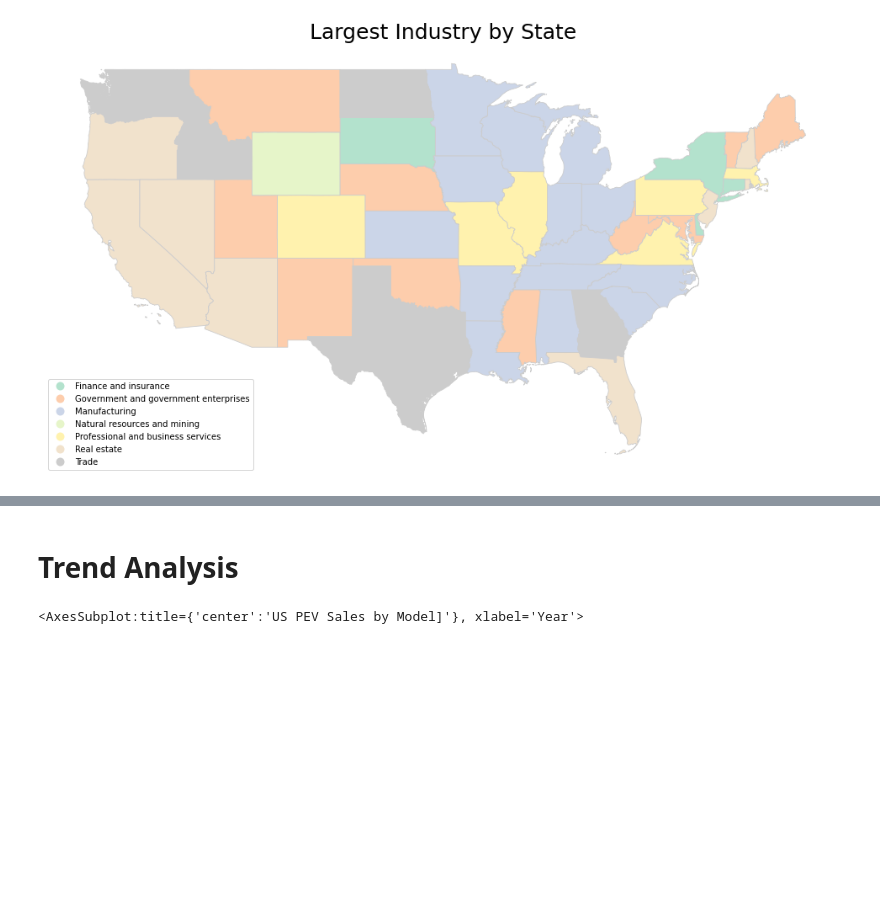
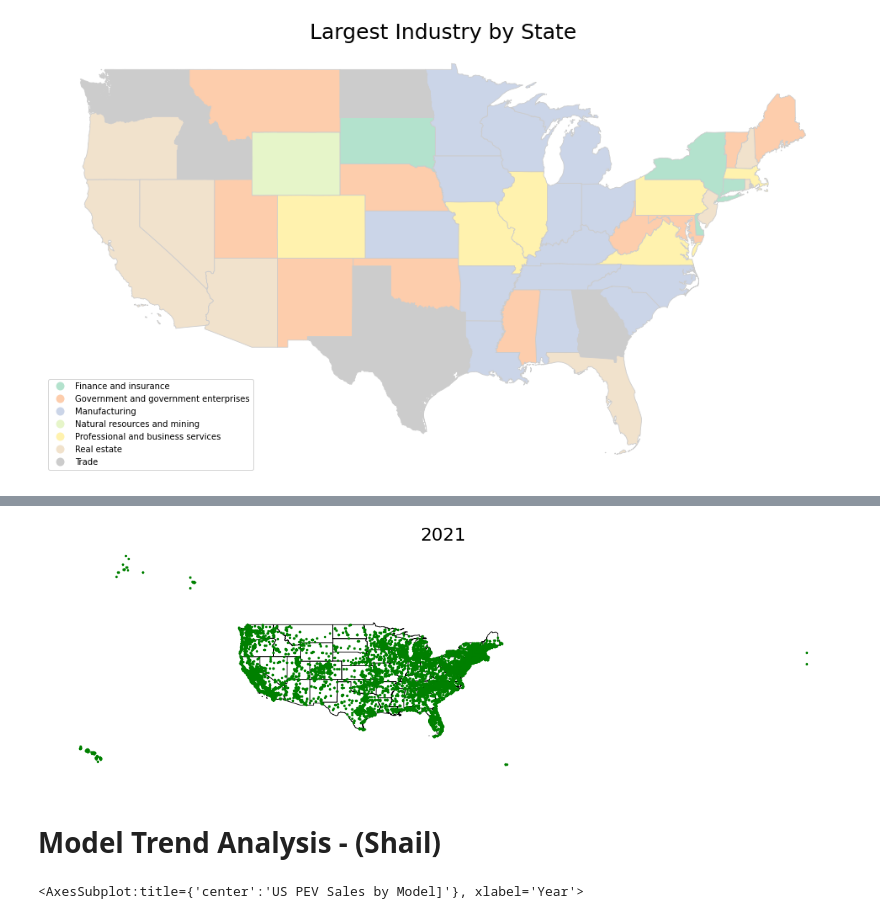
Before and after one commit to nabilkebichi/DS2500-Group-4, a Jupyter notebook: median_income/final_project_notebook_aidan.ipynb, the cells around one changed output, grey strips where cells are left out. Drawn from its saved outputs; the diff is of its cells as text; code cells hidden in the pictures; blank space fills up the shorter version.

```diff
--- a/median_income/final_project_notebook_aidan.ipynb
+++ b/median_income/final_project_notebook_aidan.ipynb
@@ -184,5 +211,9 @@ state_geo.plot(column='Largest Industry', linewidth=0.8, edgecolor='0.8', ax=ax,
+# %%
+geo_time_series(ev_2021, 'US EV Fuel Stations 2021')
+# %% [output]
+[figure, added]
 # %% [markdown]
-# Trend Analysis
+# Model Trend Analysis - (Shail)
 # %%
 sale_data = pd.read_csv('ev_sale_data.csv')
 pivot_df = sale_data.pivot(index='Year', columns='Model', values='Count')
```
Also changed, not shown: parts of 27 cells of this notebook, 6 other files.
